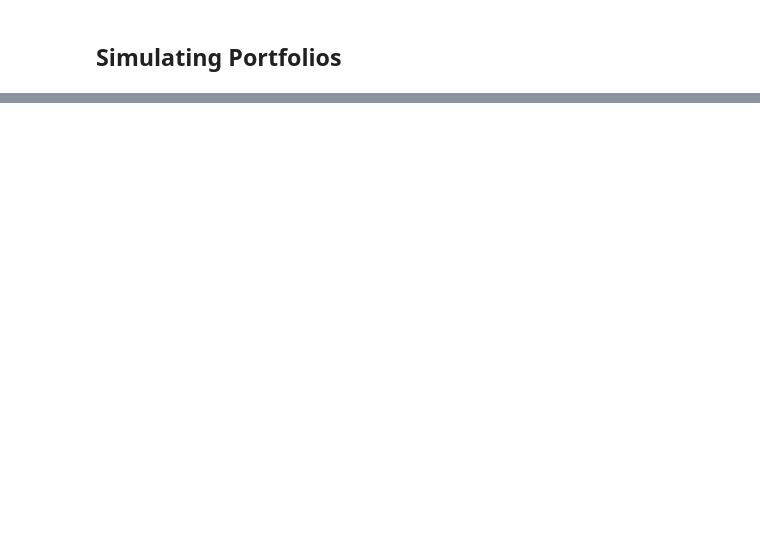
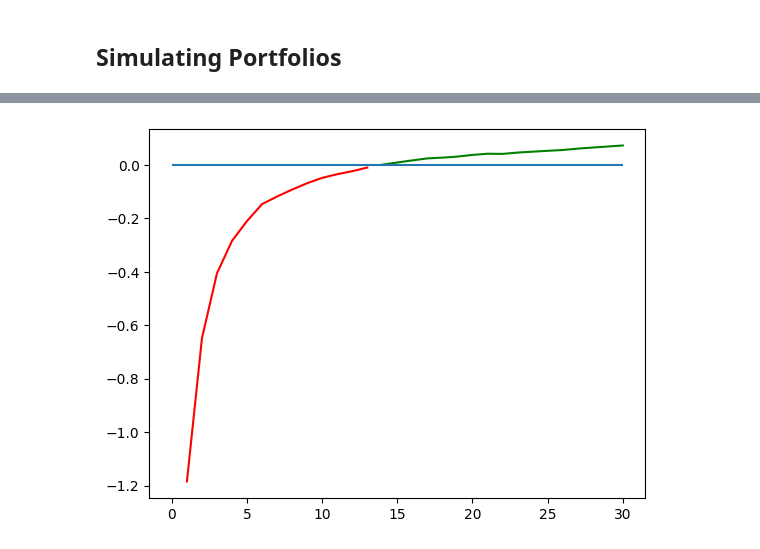
Before and after one commit to JamieW365/trading_algos, a Jupyter notebook: notebooks/optimization/time_diversification.ipynb, the cells around one changed output, grey strips where cells are left out. Saved outputs shown, nothing was run; the diff lists cells and outputs as text; code cells hidden in the pictures; blank space fills up the shorter version.

```diff
--- a/notebooks/optimization/time_diversification.ipynb
+++ b/notebooks/optimization/time_diversification.ipynb
@@ -141,0 +246,8 @@ df_inv
+# %%
+fig, ax = plt.subplots()
+plt.plot(df_summary[df_summary['MinRet']<=0]['MinRet'], color='red')
+plt.plot(df_summary[df_summary['MinRet']>=0]['MinRet'], color='green')
+ax.hlines(y=0, xmin=0, xmax=30)
+plt.show();
+# %% [output]
+[figure, added]
```
Also changed, not shown: parts of 20 cells of this notebook.
